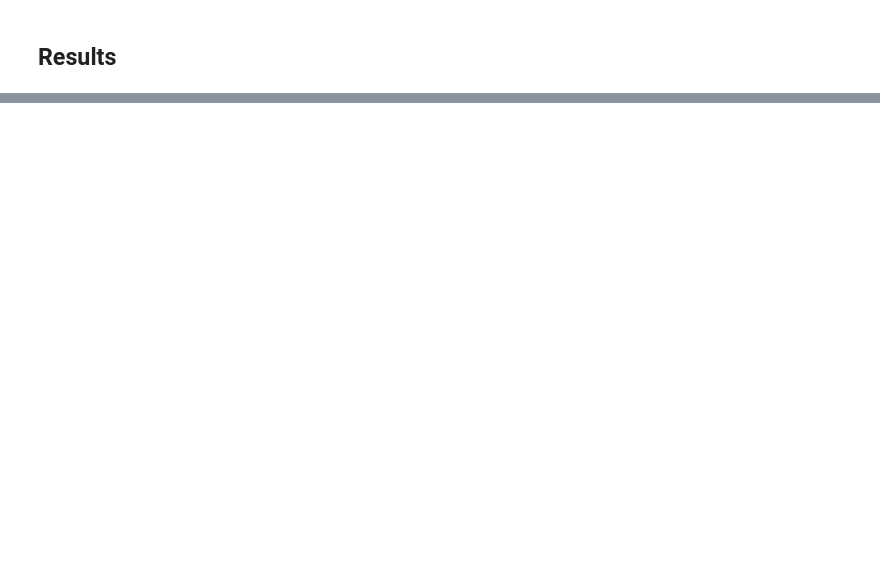
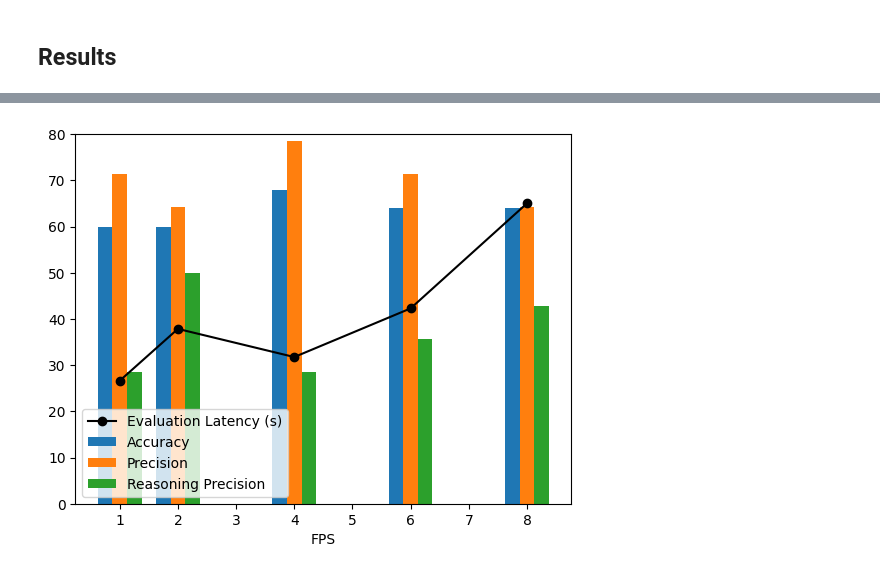
Before and after one commit to 1rsh/ig-reels-agent, a Jupyter notebook: evaluate.ipynb, the cells around one changed output, grey strips where cells are left out. Drawn from its saved outputs; the diff is of its cells as text; code cells hidden in the pictures; blank space fills up the shorter version.

```diff
--- a/evaluate.ipynb
+++ b/evaluate.ipynb
@@ -304,0 +364,31 @@ Reasoning Precision for IMPLICIT_SEXUAL class: 35.88%
+# %%
+with open("eval_results/eval_results_few_shot.json", "r") as f:
+    evals = json.load(f)
+
+temp_evals = []
+for eval in evals:
+    temp_eval = eval.copy()
+    if eval['eval']['verdict_correct'] == True and eval['eval']['score'] // 2 == 0:
+        temp_eval['eval']['score'] += 2
+    temp_evals.append(temp_eval)
+
+evals = temp_evals
+
+evals = [{**e, 'ground_truth_label': "IMPLICIT_SEXUAL" if "implicit" in e['video'] else "SAFE"} for e in evals]
+scores = [eval['eval']['score'] for eval in evals]
+
+print("-" * 20 + "Classification Results" + "-" * 20)
+
+accuracy = sum([e['eval']['verdict_correct'] for e in evals]) / len(evals)
+print(f"Overall Accuracy: {accuracy:.2%}")
+
+precision = sum([e['eval']['verdict_correct'] == True for e in evals if e['ground_truth_label'] == "IMPLICIT_SEXUAL"]) / sum([1 for e in evals if e['ground_truth_label'] == "IMPLICIT_SEXUAL"])
+print(f"Precision for {precision_label} class: {precision:.2%}")
+
+reasoning_precision = sum([e['eval']['score'] % 2 == 1 for e in evals if e['ground_truth_label'] == precision_label]) / sum([1 for e in evals if e['ground_truth_label'] == precision_label])
+print(f"Reasoning Precision for {precision_label} class: {reasoning_precision:.2%}")
+
+plot_verdict_correctness(evals, title="few shot")
+plot_reasoning_correctness(scores, title="few shot")
+plot_score_distribution(scores, title="few shot")
+plot_confusion_matrix(evals, precision_label, title="few shot")
@@ -304,0 +469,13 @@ Reasoning Precision for IMPLICIT_SEXUAL class: 35.88%
+# %%
+plt.bar([f-0.25 for f in fpses], [r['accuracy'] * 100 for r in results.values()], width=0.25, label="Accuracy")
+plt.bar(fpses, [r['precision'] * 100 for r in results.values()], width=0.25, label="Precision")
+plt.bar([f+0.25 for f in fpses], [r['reasoning_precision'] * 100 for r in results.values()], width=0.25, label="Reasoning Precision")
+plt.plot([f for f in fpses], [sum([eval['eval']['latency'] for eval in evals[fps]]) / len(evals[fps]) for fps in fpses], label="Evaluation Latency (s)", color='black', marker='o')
+
+plt.xlabel("FPS")
+
+plt.legend(loc="lower left")
+plt.ylim(0, 80)
+plt.show()
+# %% [output]
+[figure, added]
```
Also changed, not shown: parts of 23 cells of this notebook.
